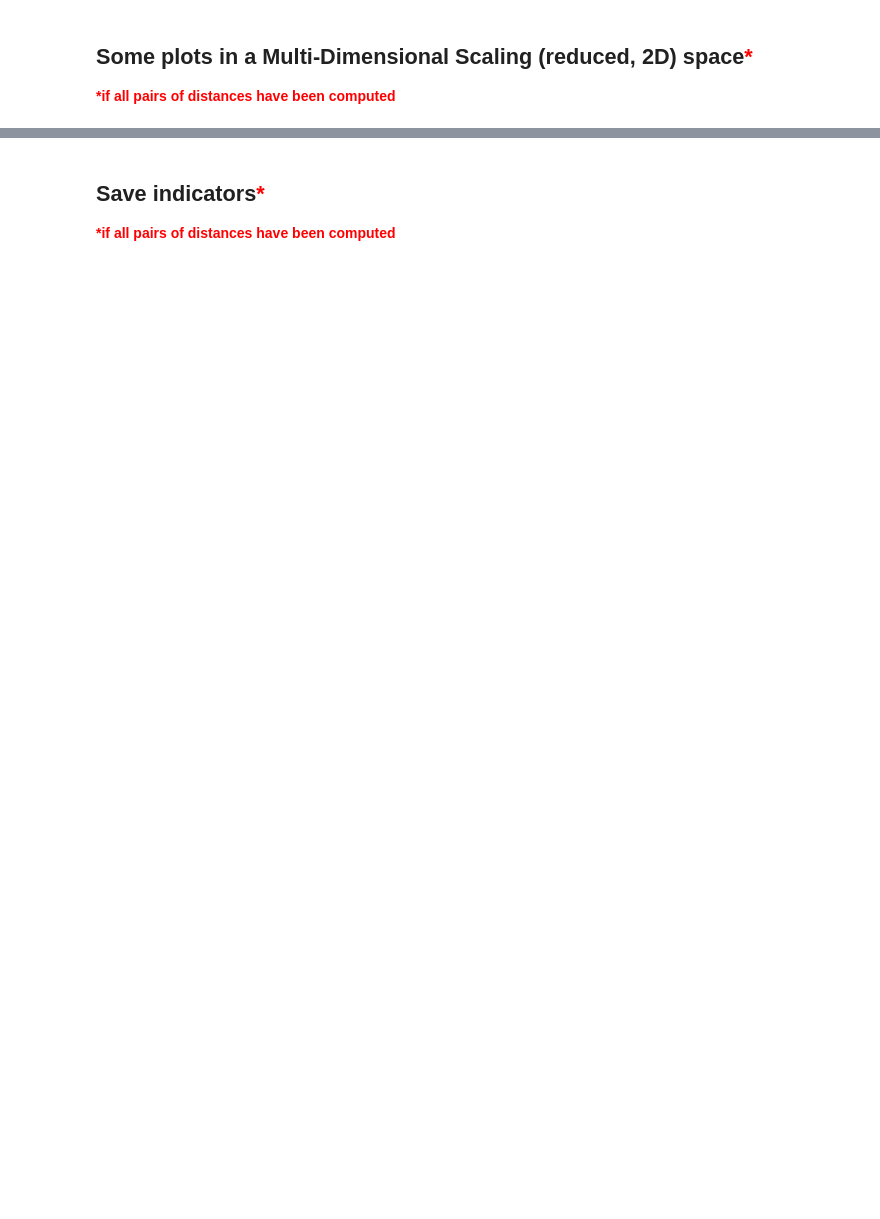
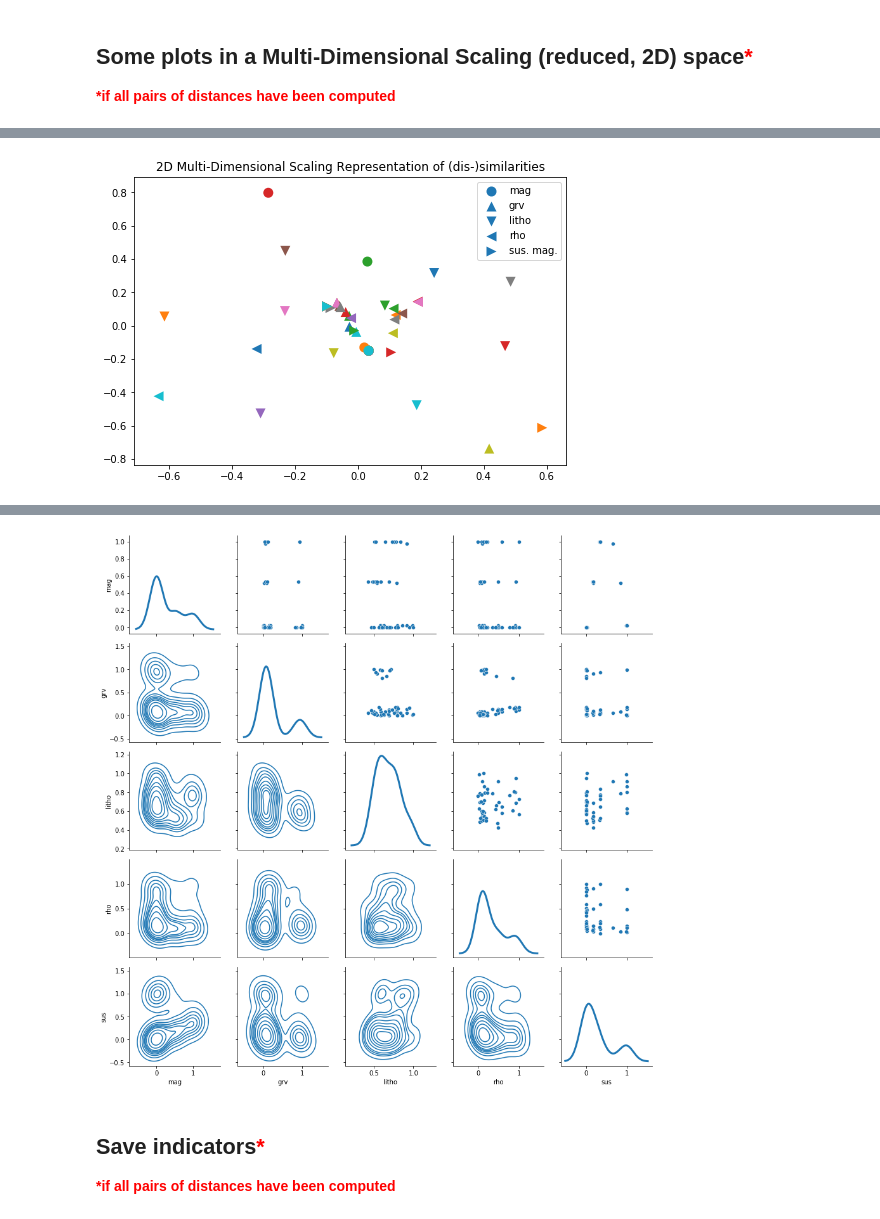
Before and after one commit to Loop3D/loopUI, a Jupyter notebook: nbk-semivariogram.ipynb, the cells around one changed output, grey strips where cells are left out. Drawn from its saved outputs; the diff is of its cells as text; code cells hidden in the pictures; blank space fills up the shorter version.

```diff
--- a/nbk-semivariogram.ipynb
+++ b/nbk-semivariogram.ipynb
@@ -229,11 +235,11 @@ for i in range(nsamples):
     for j in range(i):
         k+=1
         print((datetime.now()).strftime('%d-%b-%Y (%H:%M:%S)')+" - "+'k = '+str(k)+' - i = '+str(i)+' j = ',str(j))
-        dist_2ps_mag[i,j] = dist_experimental_variogram(mag_all[:,:,i],mag_all[:,:,j],xx,yy,zz,nblags,maxh2D,max2Dnbsamples,pnorm,seed,categ=False,verb=False,plot=False)
-        dist_2ps_grv[i,j] = dist_experimental_variogram(grv_all[:,:,i],grv_all[:,:,j],xx,yy,zz,nblags,maxh2D,max2Dnbsamples,pnorm,seed,categ=False,verb=False,plot=False)
-        dist_2ps_mod[i,j] = dist_experimental_variogram(mod_all[:,:,:,i],mod_all[:,:,:,j],xxx,yyy,zzz,nblags,maxh3D,max3Dnbsamples,pnorm,seed,categ=True,verb=False,plot=False)
-        dist_2ps_rho[i,j] = dist_experimental_variogram(rho_all[:,:,:,i],rho_all[:,:,:,j],xxx,yyy,zzz,nblags,maxh3D,max3Dnbsamples,pnorm,seed,categ=False,verb=False,plot=False)
-        dist_2ps_sus[i,j] = dist_experimental_variogram(sus_all[:,:,:,i],sus_all[:,:,:,j],xxx,yyy,zzz,nblags,maxh3D,max3Dnbsamples,pnorm,seed,categ=False,verb=False,plot=False)
+        dist_2ps_mag[i,j] = dist_experimental_variogram(mag_all[:,:,i],mag_all[:,:,j],xx,yy,zz,nblags,maxh2D,max2Dnbsamples,pnorm,myseed,categ=False,verb=False,plot=False)
+        dist_2ps_grv[i,j] = dist_experimental_variogram(grv_all[:,:,i],grv_all[:,:,j],xx,yy,zz,nblags,maxh2D,max2Dnbsamples,pnorm,myseed,categ=False,verb=False,plot=False)
+        dist_2ps_mod[i,j] = dist_experimental_variogram(mod_all[:,:,:,i],mod_all[:,:,:,j],xxx,yyy,zzz,nblags,maxh3D,max3Dnbsamples,pnorm,myseed,categ=True,verb=False,plot=False)
+        dist_2ps_rho[i,j] = dist_experimental_variogram(rho_all[:,:,:,i],rho_all[:,:,:,j],xxx,yyy,zzz,nblags,maxh3D,max3Dnbsamples,pnorm,myseed,categ=False,verb=False,plot=False)
+        dist_2ps_sus[i,j] = dist_experimental_variogram(sus_all[:,:,:,i],sus_all[:,:,:,j],xxx,yyy,zzz,nblags,maxh3D,max3Dnbsamples,pnorm,myseed,categ=False,verb=False,plot=False)
         dist_2ps_mag[j,i] = dist_2ps_mag[i,j]
         dist_2ps_grv[j,i] = dist_2ps_grv[i,j]
         dist_2ps_mod[j,i] = dist_2ps_mod[i,j]
@@ -246,15 +270,21 @@ print((datetime.now()).strftime('%d-%b-%Y (%H:%M:%S)')+" - "+"COMPUTING MULTIPLE
 <span style='color:red'>**\*if all pairs of distances have been computed** </span>
 # %%
 print((datetime.now()).strftime('%d-%b-%Y (%H:%M:%S)')+" - "+"COMPUTING 2D MDS REPRESENTATION START")
+
+dist_2ps_mag2 = (dist_2ps_mag-np.min(dist_2ps_mag))/(np.max(dist_2ps_mag)-np.min(dist_2ps_mag))
+dist_2ps_grv2 = (dist_2ps_grv-np.min(dist_2ps_grv))/(np.max(dist_2ps_grv)-np.min(dist_2ps_grv))
+dist_2ps_mod2 = (dist_2ps_mod-np.min(dist_2ps_mod))/(np.max(dist_2ps_mod)-np.min(dist_2ps_mod))
+dist_2ps_rho2 = (dist_2ps_rho-np.min(dist_2ps_rho))/(np.max(dist_2ps_rho)-np.min(dist_2ps_rho))
+dist_2ps_sus2 = (dist_2ps_sus-np.min(dist_2ps_sus))/(np.max(dist_2ps_sus)-np.min(dist_2ps_sus))
 
 mds = manifold.MDS(n_components=2, max_iter=3000, eps=1e-9, random_state=myseed,
                     dissimilarity="precomputed", n_jobs=1)
 
-mdspos_mag = mds.fit(dist_2ps_mag).embedding_
-mdspos_grv = mds.fit(dist_2ps_grv).embedding_
-mdspos_mod = mds.fit(dist_2ps_mod).embedding_
-mdspos_rho = mds.fit(dist_2ps_rho).embedding_
-mdspos_sus = mds.fit(dist_2ps_sus).embedding_
+mdspos_mag = mds.fit(dist_2ps_mag2).embedding_
+mdspos_grv = mds.fit(dist_2ps_grv2).embedding_
+mdspos_mod = mds.fit(dist_2ps_mod2).embedding_
+mdspos_rho = mds.fit(dist_2ps_rho2).embedding_
+mdspos_sus = mds.fit(dist_2ps_sus2).embedding_
 
 fig = plt.figure(1)
 ax = plt.axes([0., 0., 1., 1.])
@@ -269,9 +299,10 @@ ax.set_title('2D Multi-Dimensional Scaling Representation of (dis-)similarities'
 plt.show()
 
 ix=np.tril_indices(nsamples,k=-1)
-df= pd.DataFrame({'mag':dist_2ps_mag[ix], 'grv':dist_2ps_grv[ix], 'litho':dist_2ps_mod[ix], 'rho':dist_2ps_rho[ix], 'sus':dist_2ps_sus[ix]})
+df= pd.DataFrame({'mag':dist_2ps_mag2[ix], 'grv':dist_2ps_grv2[ix], 'litho':dist_2ps_mod2[ix], 'rho':dist_2ps_rho2[ix], 'sus':dist_2ps_sus2[ix]})
 g = sns.PairGrid(df)
 g.map_upper(sns.scatterplot)
 g.map_lower(sns.kdeplot)
 g.map_diag(sns.kdeplot, lw=3, legend=False)
 print((datetime.now()).strftime('%d-%b-%Y (%H:%M:%S)')+" - "+"COMPUTING 2D MDS REPRESENTATION END")
+# %% [output]
@@ -277,0 +310 @@ print((datetime.now()).strftime('%d-%b-%Y (%H:%M:%S)')+" - "+"COMPUTING 2D MDS R
+[figure, added]
@@ -278,3 +312,4 @@ print((datetime.now()).strftime('%d-%b-%Y (%H:%M:%S)')+" - "+"COMPUTING 2D MDS R
+[figure, added]
 # %% [markdown]
 ## Save indicators<span style='color:red'>\*</span>
 <span style='color:red'>**\*if all pairs of distances have been computed** </span>
```
Also changed, not shown: parts of 11 cells of this notebook, 7 other files.
